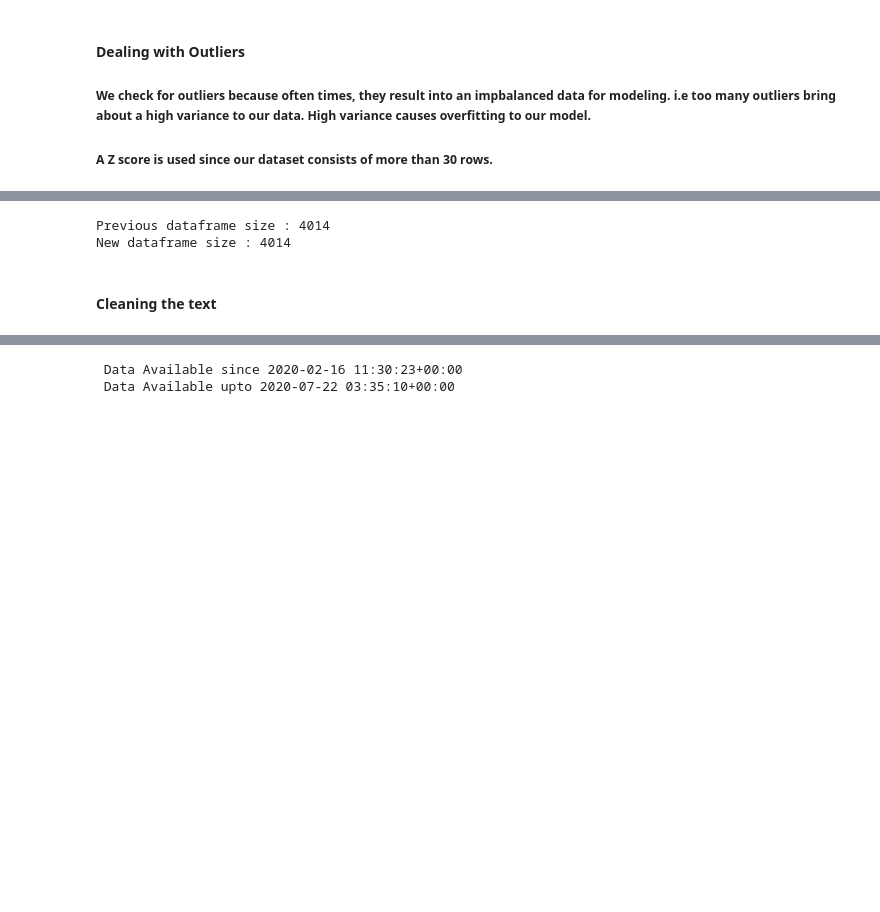
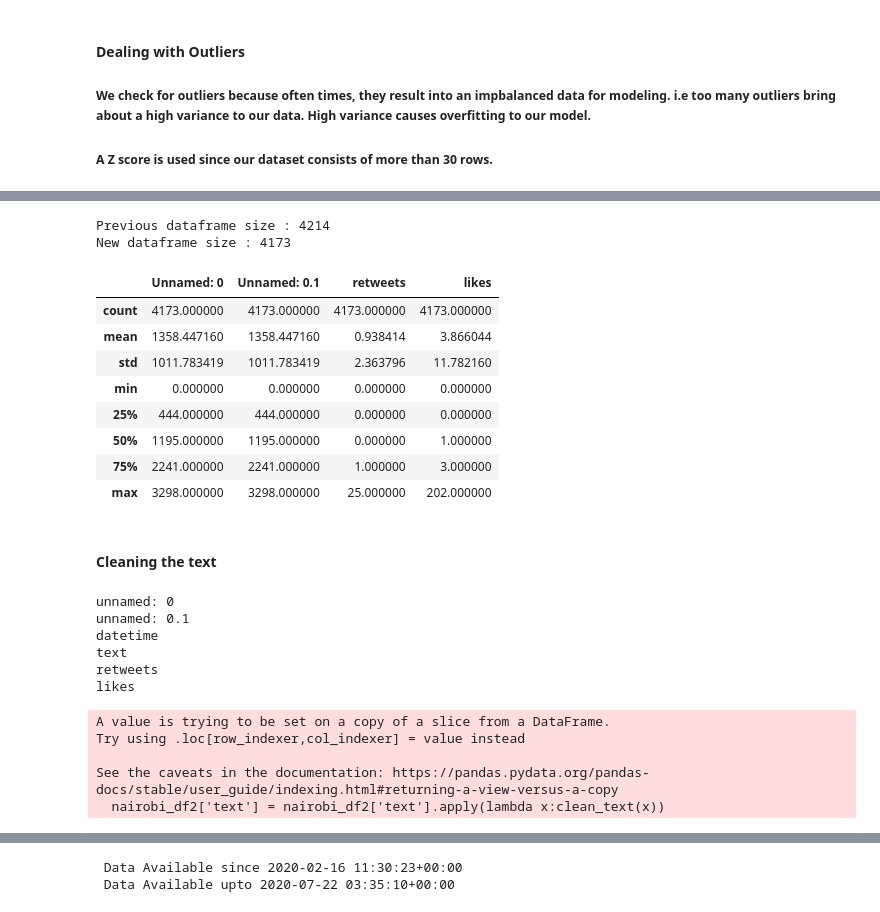
Before and after one commit to Grivine-19/Coronavirus-Sentiment-Analysis-Kenya, a Jupyter notebook: snscrape.ipynb, the cells around one changed output, grey strips where cells are left out. Saved outputs shown, nothing was run; the diff lists cells and outputs as text; code cells hidden in the pictures; blank space fills up the shorter version.

```diff
--- a/snscrape.ipynb
+++ b/snscrape.ipynb
@@ -222,9 +226,37 @@ print(z)
 nairobi_df2 = nairobi_df[( z < 2 )]
 
 print(f"Previous dataframe size : {nairobi_df.shape[0]}" )
-print(f"New dataframe size : {nairobi_df.shape[0]}" )
+print(f"New dataframe size : {nairobi_df2.shape[0]}" )
 # %% [output]
-Previous dataframe size : 4014
-New dataframe size : 4014
+Previous dataframe size : 4214
+New dataframe size : 4173
+# %%
+nairobi_df2.describe()
+# %% [output]
+|  | Unnamed: 0 | Unnamed: 0.1 | retweets | likes |
+| count | 4173.000000 | 4173.000000 | 4173.000000 | 4173.000000 |
+| mean | 1358.447160 | 1358.447160 | 0.938414 | 3.866044 |
+| std | 1011.783419 | 1011.783419 | 2.363796 | 11.782160 |
+| min | 0.000000 | 0.000000 | 0.000000 | 0.000000 |
+| 25% | 444.000000 | 444.000000 | 0.000000 | 0.000000 |
+| 50% | 1195.000000 | 1195.000000 | 0.000000 | 1.000000 |
+| 75% | 2241.000000 | 2241.000000 | 1.000000 | 3.000000 |
+| max | 3298.000000 | 3298.000000 | 25.000000 | 202.000000 |
 # %% [markdown]
 #### Cleaning the text
+# %%
+#Map the lowering function to all column names
+
+nairobi_df2.columns = map(str.lower, nairobi_df2.columns)
+
+#Print the column names
+
+for col in nairobi_df2:
+    print(col)
+# %% [output]
+unnamed: 0
+unnamed: 0.1
+datetime
+text
+retweets
+likes
@@ -230,0 +289,10 @@ New dataframe size : 4014
+# %%
+#Using a lambda function to clean the text column
+
+nairobi_df2['text'] = nairobi_df2['text'].apply(lambda x:clean_text(x))
+# %% [output]
+A value is trying to be set on a copy of a slice from a DataFrame.
+Try using .loc[row_indexer,col_indexer] = value instead
+
+See the caveats in the documentation: https://pandas.pydata.org/pandas-docs/stable/user_guide/indexing.html#returning-a-view-versus-a-copy
+  nairobi_df2['text'] = nairobi_df2['text'].apply(lambda x:clean_text(x))
```
Also changed, not shown: parts of 17 cells of this notebook.
